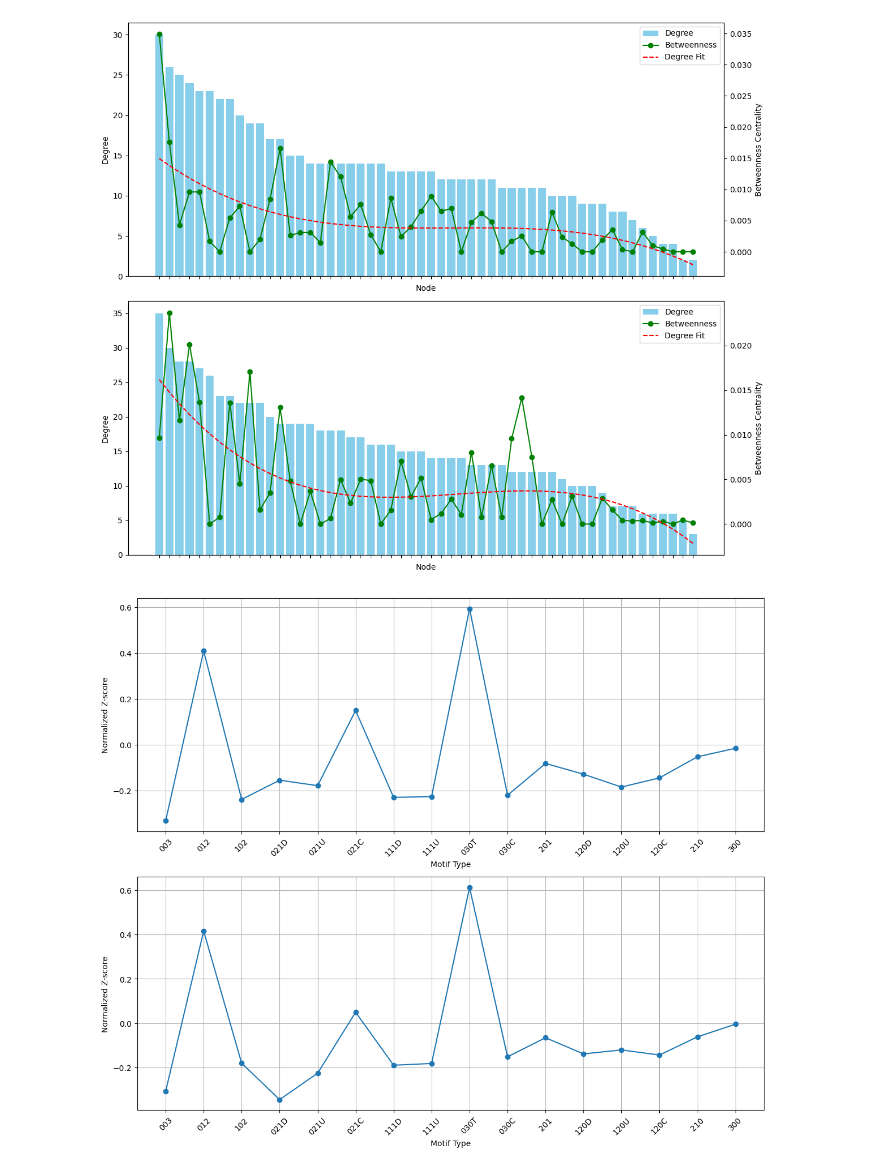
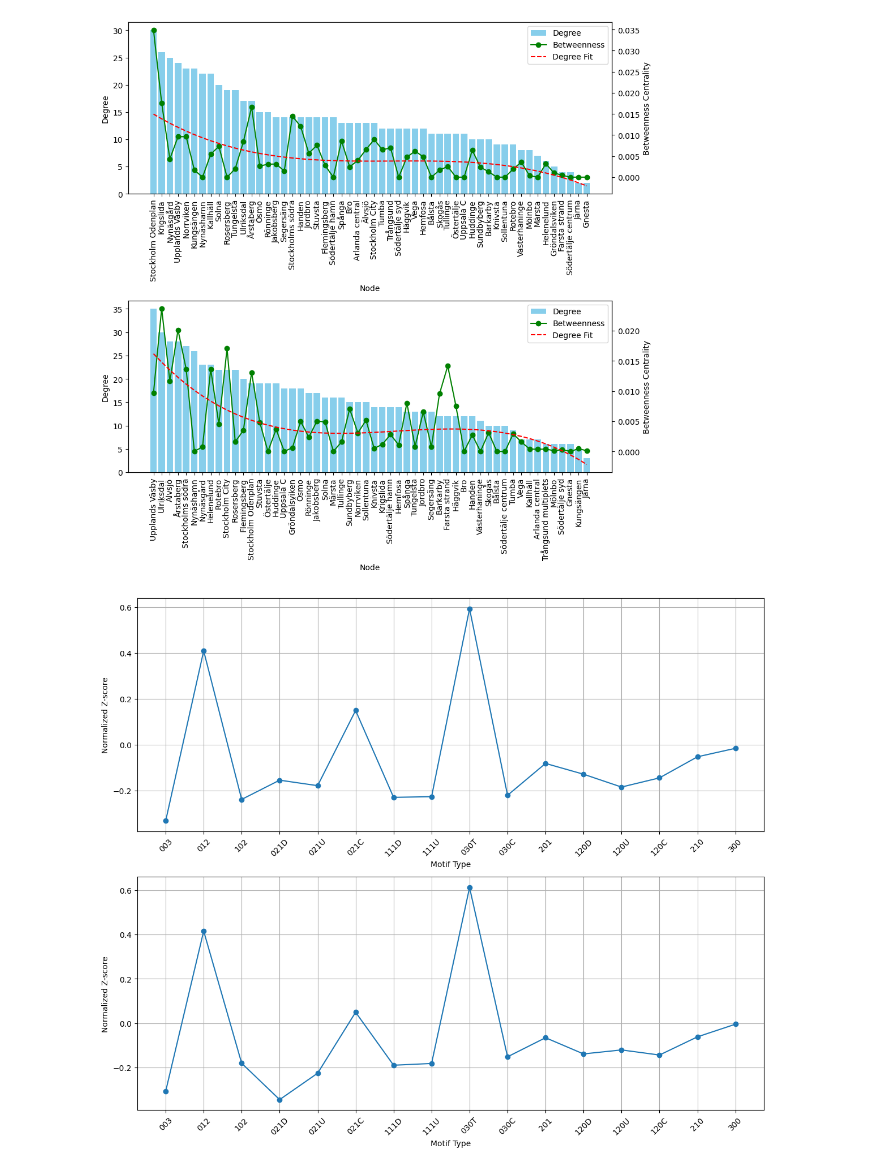
Before and after one commit to HR0262/PCMCI-in-commuter-trian, a Jupyter notebook: makinggraphs.ipynb, the cells around one changed output. Drawn from its saved outputs; the diff is of its cells as text; code cells hidden in the pictures.

```diff
--- a/makinggraphs.ipynb
+++ b/makinggraphs.ipynb
@@ -158,8 +158,10 @@ def plot_data(ax, df, title):
     ax.bar(df_sorted['Node'].astype(str), df_sorted['Degree'], color='skyblue', label='Degree')
     ax.set_ylabel('Degree', color='black')
     ax.tick_params(axis='y', labelcolor='black')
-    ax.set_xticklabels([]) # Hide x-axis labels to avoid clutter
+    # ax.set_xticklabels([]) # Hide x-axis labels to avoid clutter
     ax.set_xlabel('Node')
+    ax.set_xticklabels(df_sorted['Node'].astype(str), rotation=90)
+
 
     # Create a second y-axis for Betweenness Centrality
     ax_twin = ax.twinx()
@@ -171,35 +173,35 @@ def plot_data(ax, df, title):
     ax_twin.plot(x_values, y_fit, color='red', linestyle='--', label=f'Degree Fit')
 
     ax_twin.set_ylabel('Betweenness Centrality', color='black')
     ax_twin.tick_params(axis='y', labelcolor='black')
 
     # Set plot title
     # ax.set_title(title)
 
     # Combine legends from both axes
     lines, labels = ax.get_legend_handles_labels()
     lines2, labels2 = ax_twin.get_legend_handles_labels()
     ax_twin.legend(lines + lines2, labels + labels2, loc=0)
 
 
 # --- Create the Figure and Subplots ---
 
 # Create a figure with 2 rows, 1 column of subplots, with a specific total size
-fig, (ax1, ax2) = plt.subplots(2, 1, figsize=(12, 10))
+fig, (ax1, ax2) = plt.subplots(2, 1, figsize=(10, 10))
 
 # Plot morning data on the top subplot
 plot_data(ax1, df_morning, 'Morning Peak')
 
 # Plot evening data on the bottom subplot
 plot_data(ax2, df_evening, 'Evening Peak')
 
 # Adjust layout to prevent titles and labels from overlapping
 plt.tight_layout()
 
 # Display the plot
 plt.show()
 # %% [output]
-[figure, old version]
+[figure, new version]
 # %%
 import matplotlib.pyplot as plt
 
```
Also changed, not shown: parts of 1 cell of this notebook.
